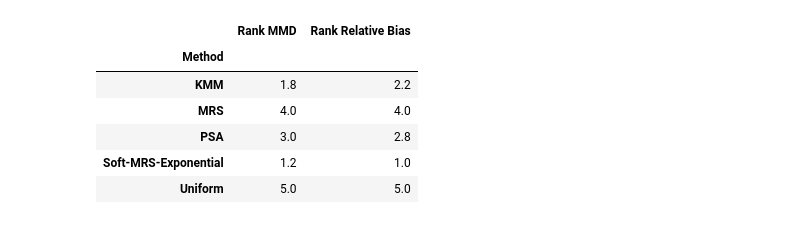
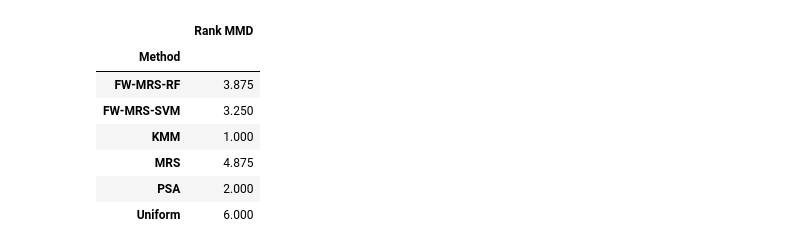
Before and after one commit to kramerlab/FeatureWeightDebiasing, a Jupyter notebook: notebooks/create_similarity_tables.ipynb, the cells around one changed output. Cells and saved outputs as stored; diff of their text form; code cells hidden in the pictures.

```diff
--- a/notebooks/create_similarity_tables.ipynb
+++ b/notebooks/create_similarity_tables.ipynb
@@ -3,21 +3,26 @@ import pandas as pd
 from pathlib import Path
 import numpy as np
 # %%
-result_path = Path("../thesis_results/downstream_task")
-methods_list = ["uniform","psa", "kmm", "mrs-forest", "soft-mrs-exponential"]
-# bias_types = ["less_negative_class", "less_positive_class", "mean_difference"]
-bias_types = ["mean_difference"]
+result_path = Path("../results/downstream_task")
+methods_list = ["uniform","psa", "kmm", "mrs-forest", "fw-mrs-temperature", "fw-mrs-temperature-svm"]
+bias_types = ["less_positive_class"]
+#bias_types = ["mean_difference"]
 metrics = ["MMDs",]
 less_bias_strengths = ["0.1"]
 mean_bias_strengthts = ["0.8"]
-datasets = [("folktables_employment", "Employment_relative_bias"), ("folktables_income", "Binary Income_relative_bias"),
-            ("hr_analytics", "target_relative_bias"),
-            ("breast_cancer", "class_relative_bias"), ("loan_prediction", "Loan_Status_relative_bias")]
+data_set_replacer = {
+    "diabetes": "Diabetes",
+    "folktables_employment": "Employment",
+    "folktables_income": "Income",
+    "bank_marketing": "Bank Marketing",
+    "hr_analytics": "HR Analytic",
+    "german_credit": "German Credit",
+    "breast_cancer": "Breast Cancer",
+    "loan_prediction": "Loan",
+    }
 # %%
-aurocs = []
-auprcs = []
 dict_list = []
-for dataset, target in datasets:
+for dataset in data_set_replacer.keys():
     for bias_type in bias_types:
         for method in methods_list:
             if bias_type == "mean_difference":
@@ -32,8 +37,6 @@ for dataset, target in datasets:
                         "Method": method, "Data Set": dataset,
                         "MMD Mean": result_file["MMDs"]["mean"],
                         "MMD Std": result_file["MMDs"]["sd"],
-                        "Relative Bias Mean": result_file[target]["bias mean"],
-                        "Relative Bias Std": result_file[target]["bias sd"],
 
                         "Bias Type": bias_type, "Bias Strength": bias_strength,
                     }
@@ -42,6 +89,5 @@ result_df = pd.DataFrame(data=dict_list)
 # %%
 result_df = result_df.replace({"uniform": "Uniform", "kmm": "KMM", "psa": "PSA", "mrs-forest": "MRS",
-                               "soft-mrs-linear": "Soft-MRS-Linear", "soft-mrs-exponential": "Soft-MRS-Exponential",
                                "fw-mrs-temperature-svm": "FW-MRS-SVM", "fw-mrs-temperature": "FW-MRS-RF"})
 result_df
 # %% [output]
@@ -141,12 +111,12 @@ mean_difference, 0.8
 # %%
 result_df["Rank MMD"] = result_df.groupby("Data Set")["MMD Mean"].rank(ascending=True)
-result_df["Rank Relative Bias"] = result_df.groupby("Data Set")["Relative Bias Mean"].rank(ascending=True)
-result_df[["Method", "Rank MMD", "Rank Relative Bias"]].groupby("Method").mean()
+result_df[["Method", "Rank MMD"]].groupby("Method").mean()
 # %% [output]
-|  | Rank MMD | Rank Relative Bias |
-| Method |  |  |
-| KMM | 1.8 | 2.2 |
-| MRS | 4.0 | 4.0 |
-| PSA | 3.0 | 2.8 |
-| Soft-MRS-Exponential | 1.2 | 1.0 |
-| Uniform | 5.0 | 5.0 |
+|  | Rank MMD |
+| Method |  |
+| FW-MRS-RF | 3.875 |
+| FW-MRS-SVM | 3.250 |
+| KMM | 1.000 |
+| MRS | 4.875 |
+| PSA | 2.000 |
+| Uniform | 6.000 |
```
Also changed, not shown: parts of 4 cells of this notebook, 7 other files.
